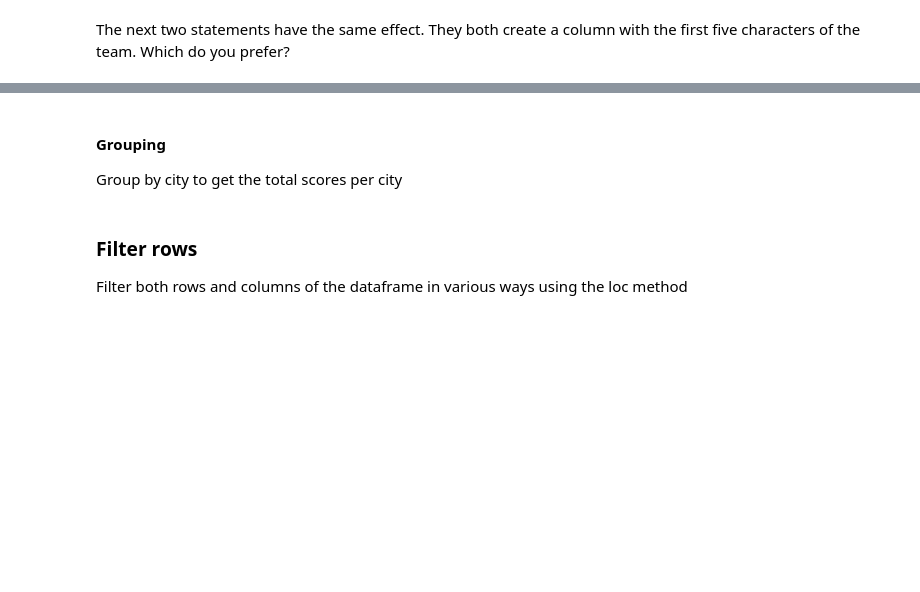
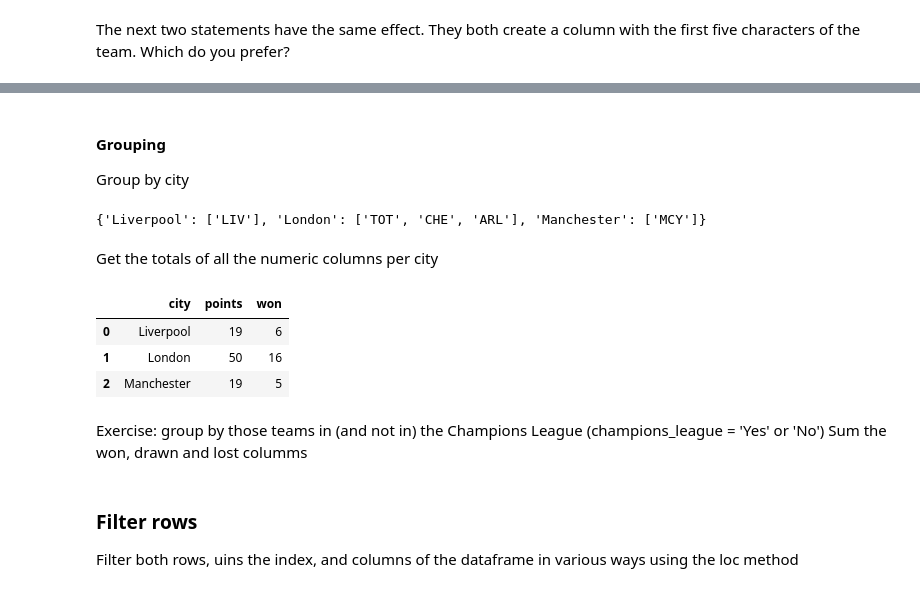
Before and after one commit to MarkWilcock/Python-Course, a Jupyter notebook: analyse data with pandas/pandas_lesson.ipynb, the cells around one changed output, grey strips where cells are left out. Cells and saved outputs as stored; diff of their text form; code cells hidden in the pictures; blank space fills up the shorter version.

```diff
--- a/analyse data with pandas/pandas_lesson.ipynb
+++ b/analyse data with pandas/pandas_lesson.ipynb
@@ -103,6 +177,3 @@ Sort fb by index
-# %%
-fb = fb.sort_values(by = 'id', ascending=True)
-fb
 # %% [markdown]
 Add a new column team_caps. Note the way this is done.  The apply method argument is the string upper method
 # %%
@@ -124,7 +228,22 @@ fb = fb.drop(['team_caps', 'team_short', 'team_short2'], axis=1)
 # %% [markdown]
 #### Grouping
 
-Group by city to get the total scores per city
+Group by city
 # %%
 fb_by_city = fb.groupby(['city'], as_index = False)
-fb_by_city.sum(numeric_only=True)
+fb_by_city.groups
+# %% [output]
+{'Liverpool': ['LIV'], 'London': ['TOT', 'CHE', 'ARL'], 'Manchester': ['MCY']}
+# %% [markdown]
+Get the totals of all the numeric columns per city
+# %%
+fb_by_city.sum(numeric_only=True)
+fb_by_city[['points', 'won']].sum()
+# %% [output]
+|  | city | points | won |
+| 0 | Liverpool | 19 | 6 |
+| 1 | London | 50 | 16 |
+| 2 | Manchester | 19 | 5 |
+# %% [markdown]
+Exercise: group by those teams in (and not in) the Champions League (champions_league = 'Yes' or 'No')
+Sum the won, drawn and lost  columms
@@ -131,3 +252,3 @@ fb_by_city.sum(numeric_only=True)
 # %% [markdown]
 ### Filter rows
-Filter both rows and columns of the dataframe in various ways using the loc method
+Filter both rows, uins the index, and columns of the dataframe in various ways using the loc method
```
Also changed, not shown: parts of 77 cells of this notebook.
